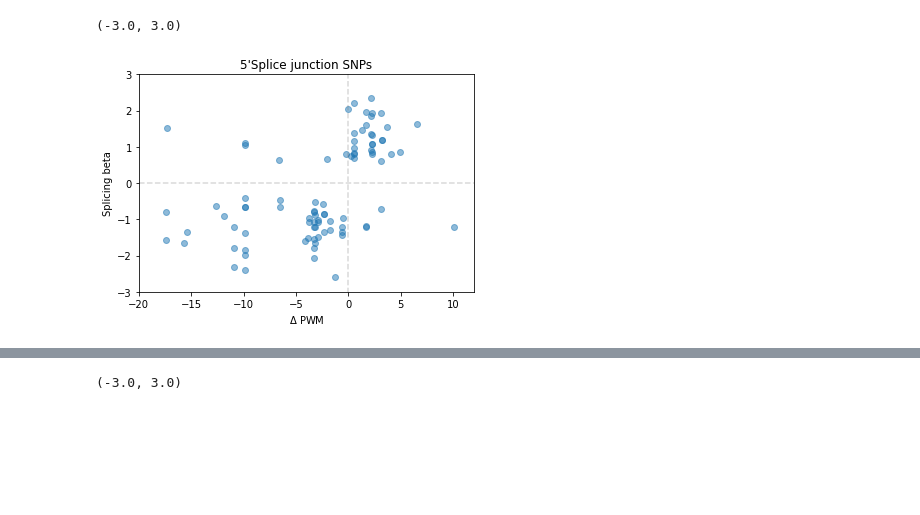
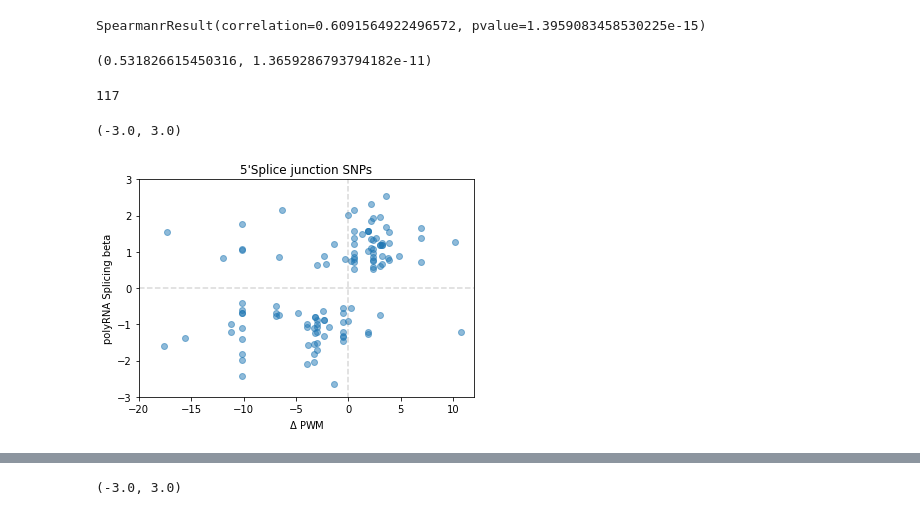
Before and after one commit to bfairkun/ChromatinSplicingQTLs, a Jupyter notebook: analysis/hyprcoloc_analysis.ipynb, the cells around one changed output, grey strips where cells are left out. Drawn from its saved outputs; the diff is of its cells as text; code cells hidden in the pictures; blank space fills up the shorter version.

```diff
--- a/analysis/hyprcoloc_analysis.ipynb
+++ b/analysis/hyprcoloc_analysis.ipynb
@@ -262,7 +279,10 @@ merged_splicing = merged_snps.loc[splicing_idx]
 
 mut_diff = []
 beta = []
+sig_snp = []
 
 for snp_x in tqdm(merged_splicing.snp_x.unique(), leave=True, position=0):
-
+    l = len(mut_diff)
     mut_diff, beta = isClusterinSJ(merged_splicing, snp_x, mut_diff, beta)
+    if len(mut_diff) > l:
+        sig_snp.append(snp_x)
@@ -268,0 +317,38 @@ for snp_x in tqdm(merged_splicing.snp_x.unique(), leave=True, position=0):
+# %%
+spearmanr(beta, mut_diff)
+# %% [output]
+SpearmanrResult(correlation=0.6091564922496572, pvalue=1.3959083458530225e-15)
+# %%
+pearsonr(beta, mut_diff)
+# %% [output]
+(0.531826615450316, 1.3659286793794182e-11)
+# %%
+df = pd.read_csv('../../polyA.Splicing.hyprcoloc_5ss.sorted.tab', sep='\t', names=['name', 'seq'])
+
+df['seq'] = df['seq'].apply(Seq)
+
+m  = motifs.create(df['seq'])
+pwm = m.counts.normalize()
+pssm = pwm.log_odds()
+
+df['score'] = df['seq'].apply(pssm.calculate)
+
+
+df_extended = pd.read_csv('../../polyA.Splicing.hyprcoloc_5ss.extended.sorted.tab', sep='\t', names=['name', 'seq'])
+df_extended['seq'] = df_extended['seq'].apply(Seq)
+
+me  = motifs.create(df_extended['seq'])
+pwme = me.counts.normalize()
+pssme = pwme.log_odds()
+
+# pssm.calculate(m.consensus)
+df_extended['score'] = df_extended['seq'].apply(pssme.calculate)
+
+df.index = [df.name[i].split('::')[0] for i in range(len(df.name))]
+df_extended.index = [df_extended.name[i].split('::')[0] for i in range(len(df_extended.name))]
+
+merged_snps = colocalized.merge(snps, left_on='Locus', right_on='Locus')
+
+splicing_idx = merged_snps.loc[
+    [y == 'polyA.Splicing.Subset_YRI' for y in [x.split(';')[0] for x in merged_snps.phenotype_full]]
+].index
@@ -269,12 +488,16 @@ for snp_x in tqdm(merged_splicing.snp_x.unique(), leave=True, position=0):
+# %%
+len(beta)
+# %% [output]
+117
 # %%
 plt.plot([0, 0], [-5, 5], linestyle='--', alpha=0.3, c='gray')
 plt.plot([-20, 20], [0, 0], linestyle='--', alpha=0.3, c='gray')
 plt.scatter(mut_diff, beta, alpha = 0.5)
 plt.xlabel(r'$\Delta$ PWM')
-plt.ylabel('Splicing beta')
+plt.ylabel('polyRNA Splicing beta')
 plt.title("5'Splice junction SNPs")
 plt.xlim([-20, 12])
 plt.ylim([-3, 3])
 # %% [output]
 (-3.0, 3.0)
-[figure, old version]
+[figure, new version]
```
Also changed, not shown: parts of 24 cells of this notebook, 4 other files.
